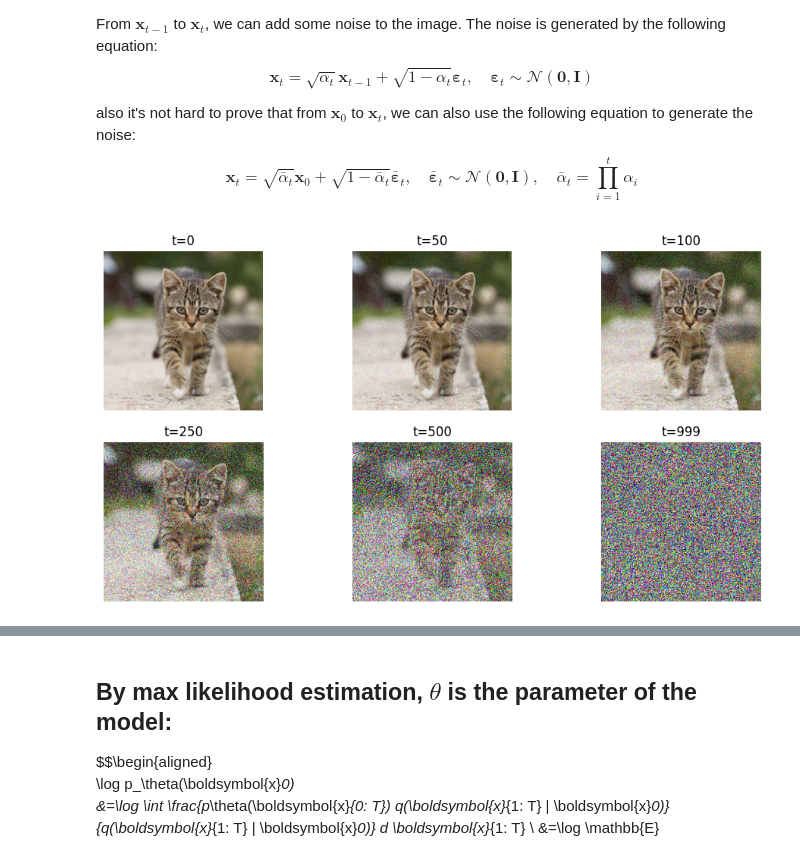
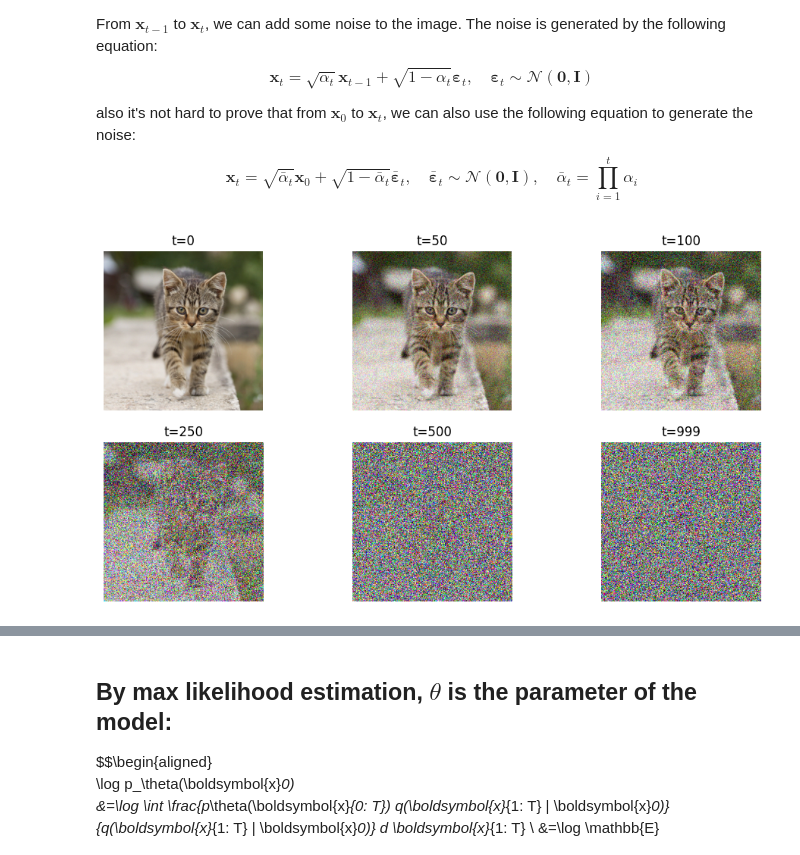
Before and after one commit to Wuqiqi123/ddpm, a Jupyter notebook: ddpm.ipynb, the cells around one changed output, grey strips where cells are left out. Cells and saved outputs as stored; diff of their text form; code cells hidden in the pictures.

```diff
--- a/ddpm.ipynb
+++ b/ddpm.ipynb
@@ -16,7 +16,7 @@ from einops import rearrange
 
 T = 1000
 
-beta = 0.005 * torch.arange(1, T + 1) / T
+beta = torch.linspace(*[0.0001, 0.02], T, dtype=torch.float32)
 alpha = 1 - beta
 bar_alpha = torch.cumprod(alpha, 0)
 sqrt_bar_alpha = torch.sqrt(bar_alpha)
@@ -27,32 +27,32 @@ def sample_x(x_0, t, sqrt_bar_alpha, sqrt_bar_beta, noise=None):
     if not noise: noise = torch.randn_like(x_0)
     shape = (x_0.shape[0], 1, 1, 1)
     return x_0 * sqrt_bar_alpha[t].view(shape) + noise * sqrt_bar_beta[t].view(shape), noise
 
 ## read image
 img = Image.open("./doc/tiger_cat.jpg")
 img = img.resize((256, 256))
 img = (torch.tensor(np.array(img)).permute(2, 0, 1).float() / 255 - 0.5) * 2
 img = rearrange(img, 'c h w -> () c h w')
 
 t_list = [0, 50, 100, 250, 500, 999]
 
 x_list = []
 for t in t_list:
     x, noise = sample_x(img, t, bar_alpha, sqrt_bar_beta)
     x = torch.clamp(x, -1, 1)
     x =  (x + 1) / 2
     x_list.append(x)
 
 x_list = torch.cat(x_list, 0)
 x_list = rearrange(x_list, 't c h w -> t h w c')
 
 plt.figure(figsize=(12, 6))
 for i, t in enumerate(t_list):
     plt.subplot(2, 3, i + 1)
     plt.imshow(x_list[i])
     plt.title(f"t={t}")
     plt.axis("off")
 plt.show()
 # %% [output]
-[figure, old version]
+[figure, new version]
 # %% [markdown]
```
Also changed, not shown: parts of 3 cells of this notebook, 2 other files.
